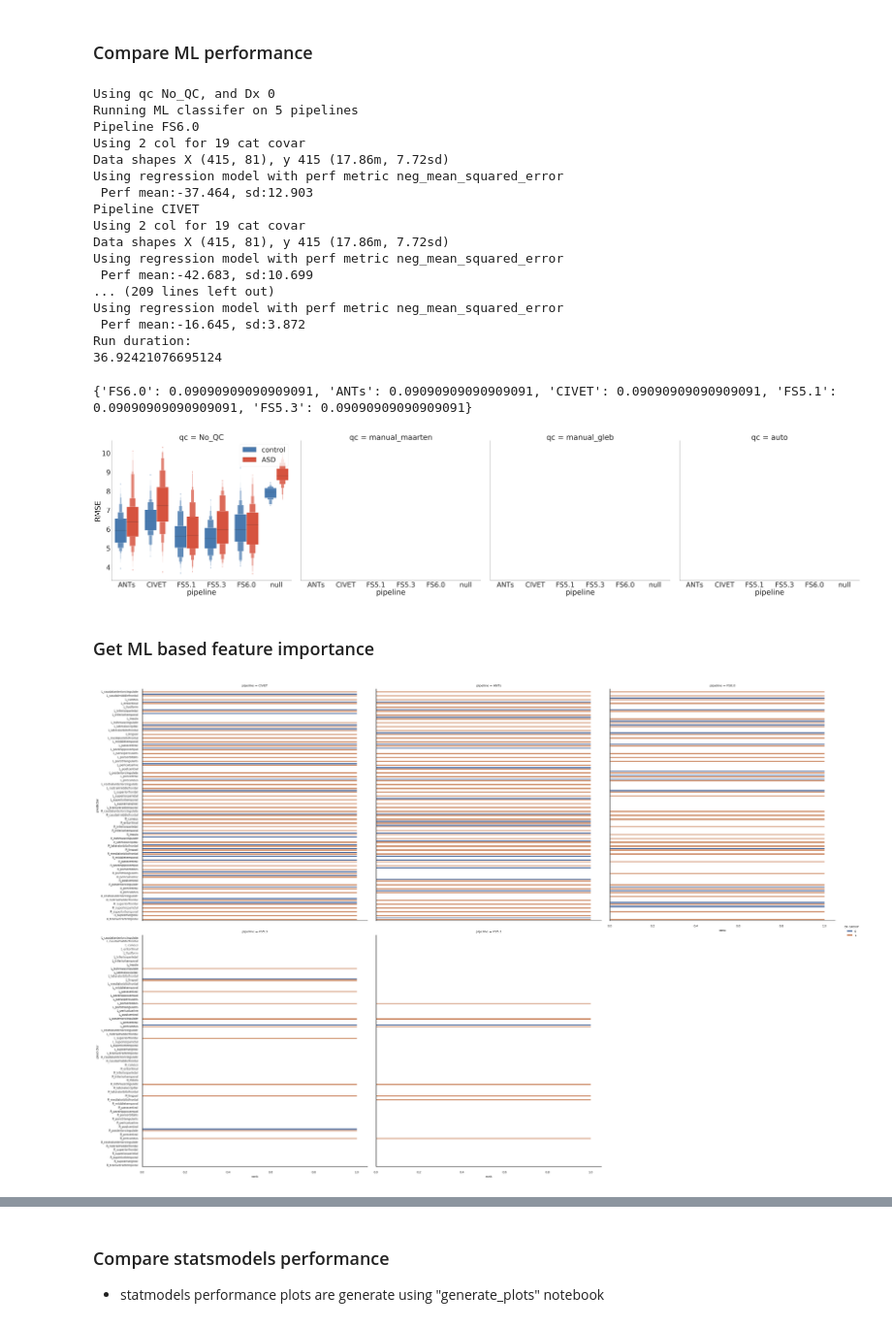
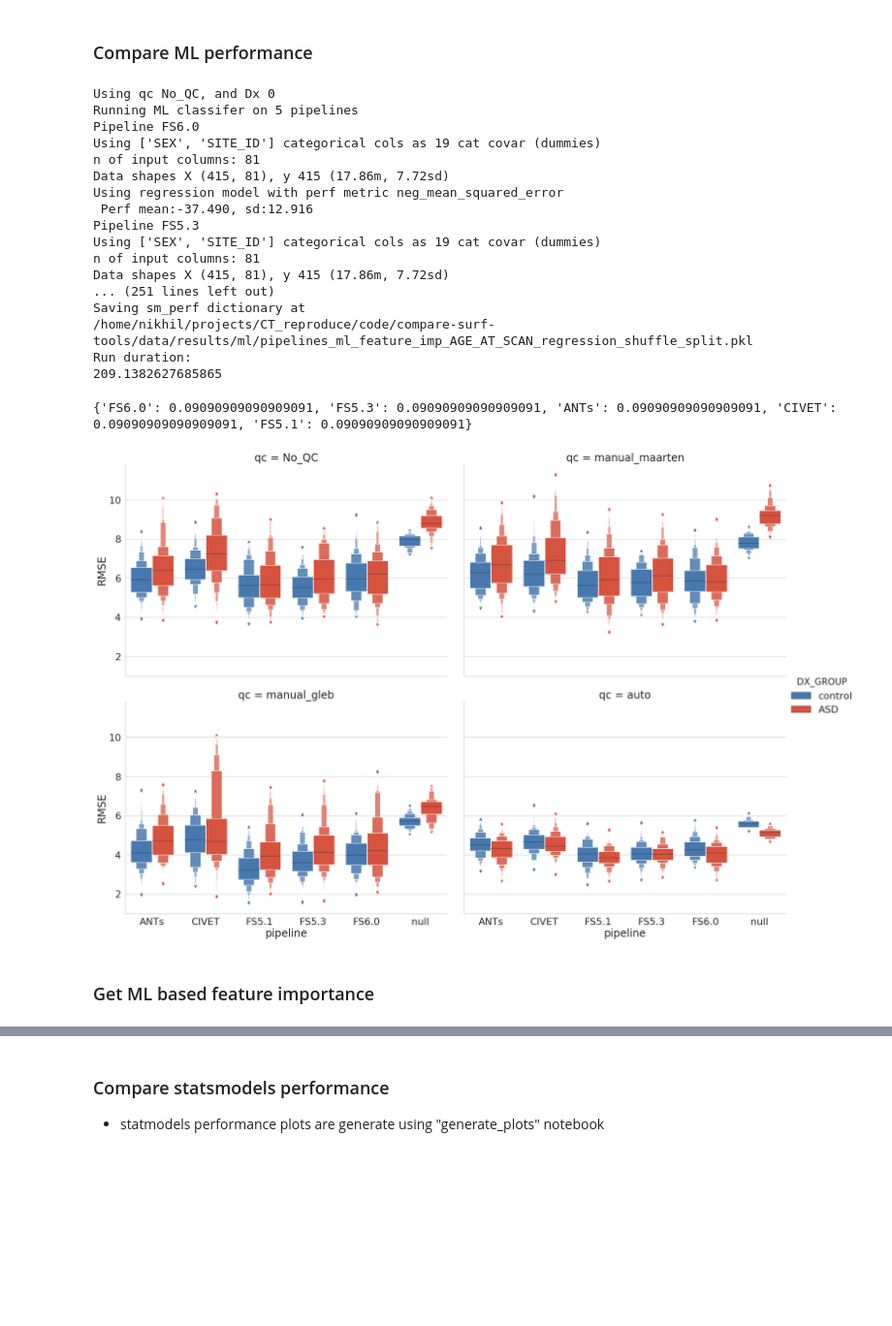
Before and after one commit to neurodatascience/compare-surf-tools, a Jupyter notebook: notebooks/run_pipeline_comparisons.ipynb, the cells around one changed output, grey strips where cells are left out. Shown: that part at 97% size. Cells and saved outputs as stored; diff of their text form; code cells hidden in the pictures; blank space fills up the shorter version.

```diff
--- a/notebooks/run_pipeline_comparisons.ipynb
+++ b/notebooks/run_pipeline_comparisons.ipynb
@@ -386,6 +391,8 @@ Shapes df (683, 63), df_corr (683, 683)
 ### TSNE
 # %%
 from sklearn.manifold import TSNE
+qc = 'auto'
+master_df = master_df_dict[qc]
 
 X = master_df[common_roi_cols].values
 print(master_df.shape)
@@ -403,10 +410,12 @@ embed_df['DX_GROUP'] = master_df['DX_GROUP'].values
 embed_df['DX_GROUP'] = embed_df['DX_GROUP'].replace({0:'control', 1:'ASD'})
 
 plt.figure(figsize=(24,12))
-sns.set(font_scale=1)
+sns.set(font_scale=1.52)
+hue_order = ['FS6.0','FS5.3','FS5.1','ANTs','CIVET']
 with sns.axes_style("whitegrid"):
-    g = sns.scatterplot(x='x',y='y',hue='pipeline',style='DX_GROUP',
+    g = sns.scatterplot(x='x',y='y',hue='pipeline',hue_order=hue_order, style='DX_GROUP', s=70, alpha=0.5,
                     data=embed_df,palette="Set1")
-    g.legend(loc=4)
+    g.legend(loc=3)
+    plt.title('QC: {}'.format(qc),fontsize=30)
     #g.figure.savefig('/Users/nikhil/Desktop/tsne.png', dpi=300)
 # %% [output]
@@ -414,8 +423,8 @@ with sns.axes_style("whitegrid"):
 # %% [markdown]
 ### Subject clustering
 # %%
-sns.set(style="white")
-sns.set(font_scale=1)
+qc = 'No_QC'
+master_df = master_df_dict[qc]
 
 similarity = 'euclidean'#'euclidean' #correlation
 linkage = 'ward'
@@ -424,12 +433,14 @@ linkage = 'ward'
 colors = ["tomato","windows blue"]
 Dx_palette = sns.xkcd_palette(colors)
 
+sns.set(style="white")
+sns.set(font_scale=1)
+
 # Generate a custom diverging colormap
 cmap = 'Purples' #sns.cubehelix_palette()#sns.diverging_palette(220, 10, as_cmap=True)
 
 # create clustermap list for calculating overlap later
 clustermap_dict = {}
-
 
 for pipe in master_df['pipeline'].unique():
     print('Pipeline: {}'.format(pipe))
@@ -610,11 +621,14 @@ with sns.axes_style("whitegrid"):
 ### Compare ML performance
 # %%
 ml_results_dir = results_dir + 'ml/'
+
 # Start time
 start = time.time()
 
-save_perf = False
+save_perf = True
+rank_features = True
 model_type = 'regression'
+cv_type = 'shuffle_split'
 ml_perf_concat = pd.DataFrame()
 feature_rank_df_concat = pd.DataFrame()
 
@@ -632,7 +646,7 @@ for qc in qc_list:
             model = RandomForestRegressor(max_depth=2, random_state=0, n_estimators=50)
             ml_perf,perf_pval_dict,feature_rank_df = computePipelineMLModels(ml_master_df,roi_cols,covar_continuous_cols,
                                                                              covar_cat_cols,outcome_col,model_type,model,
-                                                                             n_jobs=-1)
+                                                                             rank_features,n_jobs=-1)
 
             ml_perf['DX_GROUP'] = np.tile(dx_grp,len(ml_perf))
             ml_perf['qc'] = np.tile(qc,len(ml_perf))
@@ -658,14 +672,15 @@ for qc in qc_list:
         ml_perf['qc'] = np.tile(qc,len(ml_perf))
         ml_perf_concat = ml_perf_concat.append(ml_perf)
 
+        feature_rank_df['DX_GROUP'] = np.tile(dx_grp,len(feature_rank_df))
         feature_rank_df['qc'] = np.tile(qc,len(feature_rank_df))
         feature_rank_df_concat = feature_rank_df_concat.append(feature_rank_df)
 
 if save_perf:
-    save_path = '{}pipelines_ml_feature_imp_{}_{}.pkl'.format(ml_results_dir,outcome_col,model_type)
+    save_path = '{}pipelines_ml_feature_imp_{}_{}_{}.pkl'.format(ml_results_dir,outcome_col,model_type,cv_type)
     print('Saving sm_perf dictionary at \n{}'.format(save_path))
     save_df = feature_rank_df_concat[(feature_rank_df_concat['predictor'].isin(roi_cols))]
-    save_df = save_df.rename(columns={'predictor':'roi','grid_scores':'coef'})
+    save_df = save_df.rename(columns={'predictor':'roi'})
     save_df.to_pickle(save_path)
 
 
@@ -676,59 +691,46 @@ print((end - start)/60.0)
 Using qc No_QC, and Dx 0
 Running ML classifer on 5 pipelines
 Pipeline FS6.0
-Using 2 col for 19 cat covar
+Using ['SEX', 'SITE_ID'] categorical cols as 19 cat covar (dummies)
+n of input columns: 81
 Data shapes X (415, 81), y 415 (17.86m, 7.72sd)
 Using regression model with perf metric neg_mean_squared_error
- Perf mean:-37.464, sd:12.903
-Pipeline CIVET
-Using 2 col for 19 cat covar
+ Perf mean:-37.490, sd:12.916
+Pipeline FS5.3
+Using ['SEX', 'SITE_ID'] categorical cols as 19 cat covar (dummies)
+n of input columns: 81
 Data shapes X (415, 81), y 415 (17.86m, 7.72sd)
-Using regression model with perf metric neg_mean_squared_error
- Perf mean:-42.683, sd:10.699
-... (209 lines left out)
-Using regression model with perf metric neg_mean_squared_error
- Perf mean:-16.645, sd:3.872
+... (251 lines left out)
+Saving sm_perf dictionary at
+/home/nikhil/projects/CT_reproduce/code/compare-surf-tools/data/results/ml/pipelines_ml_feature_imp_AGE_AT_SCAN_regression_shuffle_split.pkl
 Run duration:
-36.92421076695124
+209.1382627685865
 # %%
 # plot ML performance
 print(perf_pval_dict)
 x_order = ['ANTs','CIVET','FS5.1','FS5.3','FS6.0','null']
 col_order = ['No_QC','manual_maarten','manual_gleb','auto']
 colors = ["windows blue", "tomato", "greyish", "faded green", "dusty purple","dark grey"]
 palette = sns.xkcd_palette(colors) #'Paired' #sns.xkcd_palette(colors)
-sns.set(font_scale=5)
+sns.set(font_scale=2)
 
 plot_df = ml_perf_concat.copy()
 
 if model_type.lower() == 'regression':
     plot_df['RMSE'] = np.sqrt(-1*plot_df['neg_mean_squared_error'])
     plot_df['DX_GROUP'] = plot_df['DX_GROUP'].replace({0:'control', 1:'ASD'})
 
-    with sns.axes_style("white"):
-        g = sns.catplot(y='RMSE',x='pipeline', hue='DX_GROUP', kind='boxen',data=plot_df,col='qc',col_order=col_order,
-                        order=x_order,palette=palette,height=20, aspect=1.1,legend=False)
-        plt.legend(loc='upper right')
+    with sns.axes_style("whitegrid"):
+        g = sns.catplot(y='RMSE',x='pipeline', hue='DX_GROUP', kind='boxen',col='qc',col_order=col_order,col_wrap=2,
+                        order=x_order,palette=palette,height=8, aspect=1.4,legend=True,data=plot_df)
+        #plt.legend(loc='upper right')
 else:
     with sns.axes_style("white"):
         g = sns.catplot(y='roc_auc',x='pipeline', hue='DX_GROUP', kind='boxen',data=plot_df,col='qc',col_order=col_order,
                         order=x_order,palette=palette,height=20, aspect=1.1,legend=False)
 #         plt.legend(loc='upper right')
 # %% [output]
-{'FS6.0': 0.09090909090909091, 'ANTs': 0.09090909090909091, 'CIVET': 0.09090909090909091, 'FS5.1': 0.09090909090909091, 'FS5.3': 0.09090909090909091}
+{'FS6.0': 0.09090909090909091, 'FS5.3': 0.09090909090909091, 'ANTs': 0.09090909090909091, 'CIVET': 0.09090909090909091, 'FS5.1': 0.09090909090909091}
-[figure, old version]
+[figure, new version]
 # %% [markdown]
 ### Get ML based feature importance
-# %%
-top_rank = 1
-plot_df = feature_rank_df_concat[(feature_rank_df_concat['rank'] <= top_rank) &
-                                 (feature_rank_df_concat['qc'] <= 'No_QC') &
-                                 (feature_rank_df_concat['predictor'].isin(roi_cols))]
-
-plot_df = plot_df.sort_values(by='predictor')
-sns.set(font_scale=0.6)
-with sns.axes_style("white"):
-    g = sns.catplot(y='predictor',x='rank', col = 'pipeline', col_wrap=3, kind = 'bar', hue = 'DX_GROUP',
-                    height=8, data=plot_df, aspect=1)
-# %% [output]
-[figure, removed]
```
Also changed, not shown: parts of 10 cells of this notebook, 2 other files.
